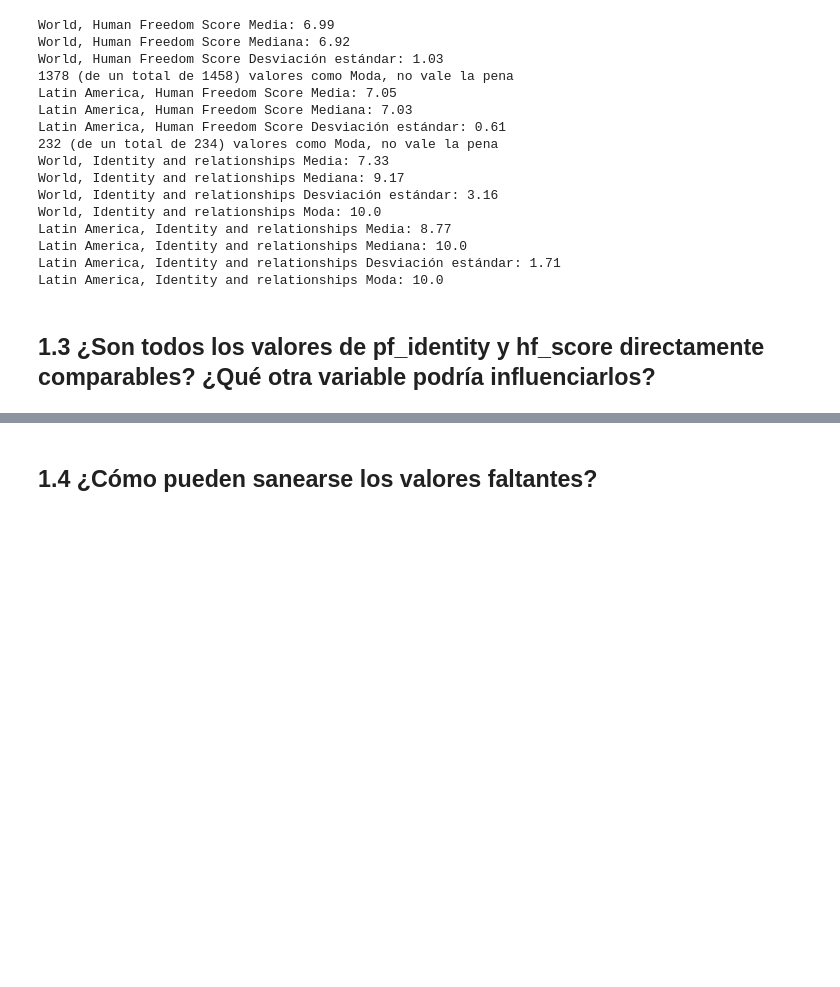
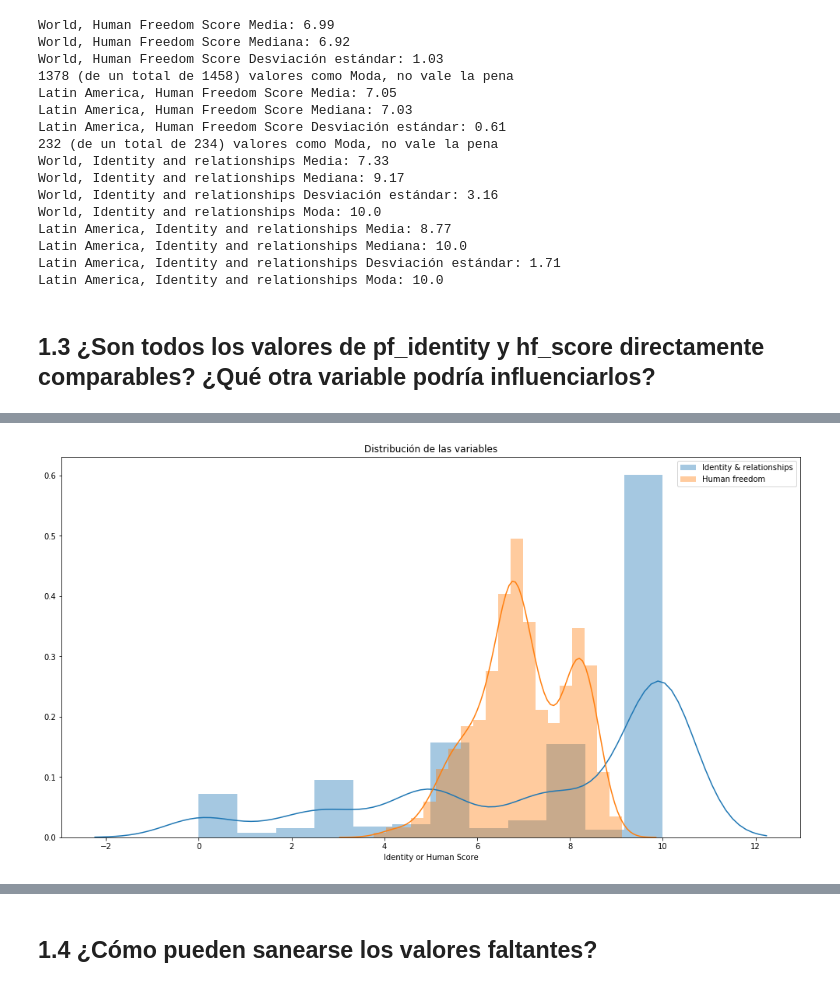
Before and after one commit to avdata99/diplo-datos-2019-practico-01, a Jupyter notebook: TP1 Visualizacion de datos.ipynb, the cells around one changed output, grey strips where cells are left out. Cells and saved outputs as stored; diff of their text form; code cells hidden in the pictures; blank space fills up the shorter version.

```diff
--- a/TP1 Visualizacion de datos.ipynb
+++ b/TP1 Visualizacion de datos.ipynb
@@ -116,0 +144,10 @@ Latin America, Identity and relationships Moda: 10.0
+# %%
+plt.figure(figsize=(17,9))
+seaborn.distplot(a=important_dataset['pf_identity'].dropna(), label='Identity & relationships')
+seaborn.distplot(a=important_dataset['hf_score'].dropna(), label='Human freedom')
+plt.xlabel('Identity or Human Score')
+plt.title('Distribución de las variables')
+plt.legend()
+plt.show()
+# %% [output]
+[figure, added]
```
Also changed, not shown: parts of 16 cells of this notebook, 1 other file.
